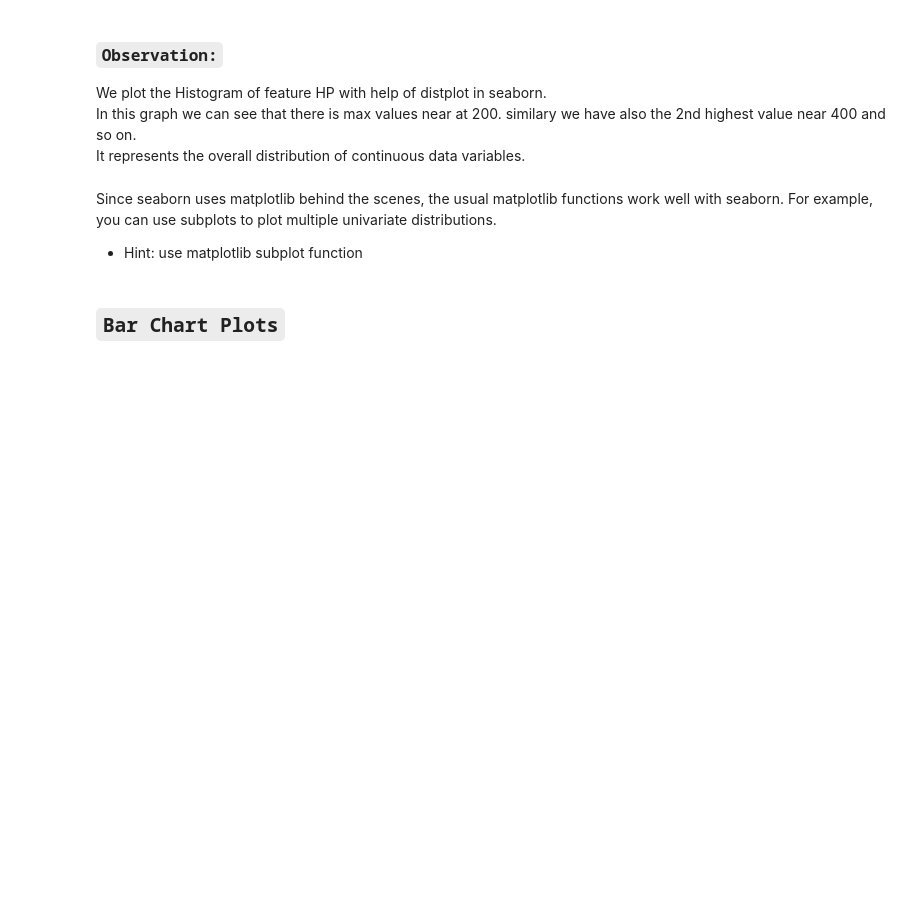
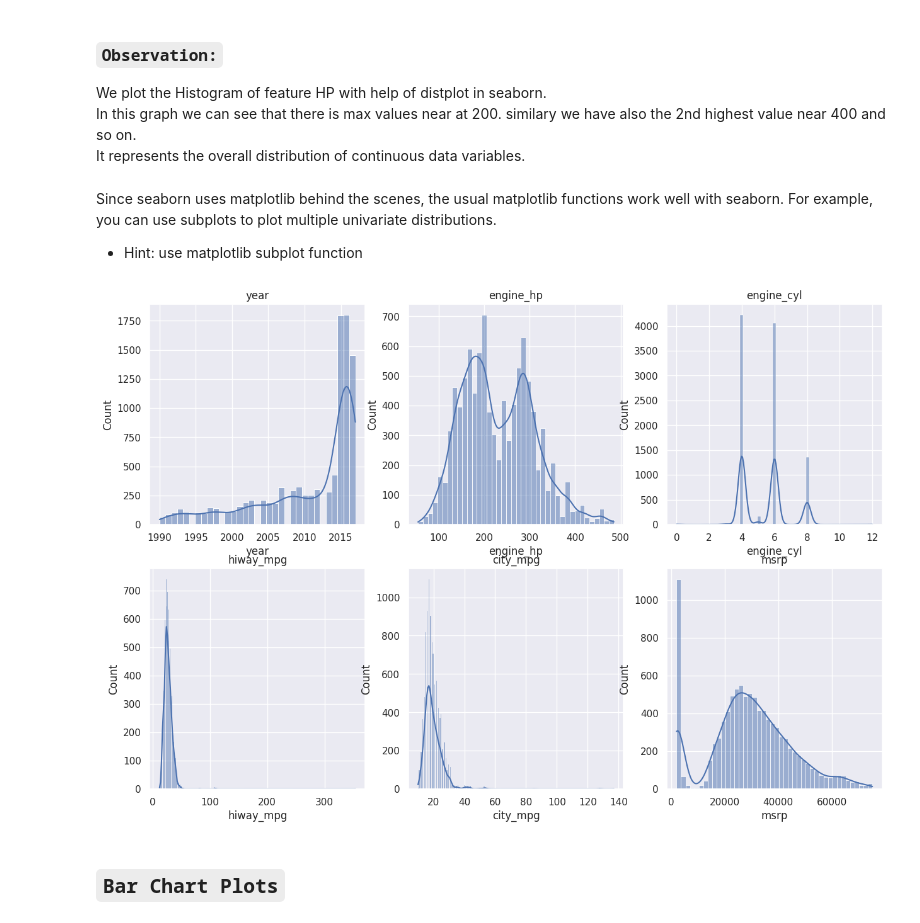
Before and after one commit to Nithya1111/Python_Data_Science_Course, a Jupyter notebook: EDA_Assignment_Day_14_Nithya.ipynb, the cells around one changed output. Cells and saved outputs as stored; diff of their text form; code cells hidden in the pictures; blank space fills up the shorter version.

```diff
--- a/EDA_Assignment_Day_14_Nithya.ipynb
+++ b/EDA_Assignment_Day_14_Nithya.ipynb
@@ -320,7 +284,6 @@ print all the columns which are of int or float datatype in df.
 Hint: Use loc with condition
 # %%
 # print all the columns which are of int or float datatype in df.
-
-num_col = df.columns[df.dtypes.loc[lambda x: x.isin([int, float])]]
-num_col
+num_cols = df.select_dtypes(include=['int','float']).columns
+print(num_cols)
 # %% [output]
@@ -329,6 +292,6 @@ Index([], dtype='object')
 ### `Save the column names of the above output in variable list named 'l'`
 # %%
 # save column names of the above output in variable list
-l=list(num_col)
+l=list(num_cols)
 l
 # %% [output]
@@ -358,6 +361,7 @@ Let us help you to decide threshold: Outliers in this case are defined as the ob
 # %%
 # find unique values and there counts in each column in df using value counts function.
 
-# for i in df.columns:
-#     print ("--------------- %s ----------------" % i)
-#     # code here
+for i in df.columns:
+       print ("--------------- %s ----------------" % i)
+       print(df[i].value_counts())
+       print()
@@ -384,12 +420,16 @@ Since seaborn uses matplotlib behind the scenes, the usual matplotlib functions
 # %%
 # plot all the columns present in list l together using subplot of dimention (2,3).
 
 
-# c=0
-# plt.figure(figsize=(15,10))
-# for i in l:
-#     # code here
-# plt.show()
+c=0
+fig, axes = plt.subplots(2, 3, figsize=(15, 10))
+axes = axes.flatten()
+for i, column in enumerate(l):
+    sns.histplot(df2[column], ax=axes[i], kde=True)
+    axes[i].set_title(column)
+plt.show()
+# %% [output]
+[figure, added]
 # %% [markdown]
 ## `Bar Chart Plots`
 # %% [markdown]
```
Also changed, not shown: parts of 22 cells of this notebook.
